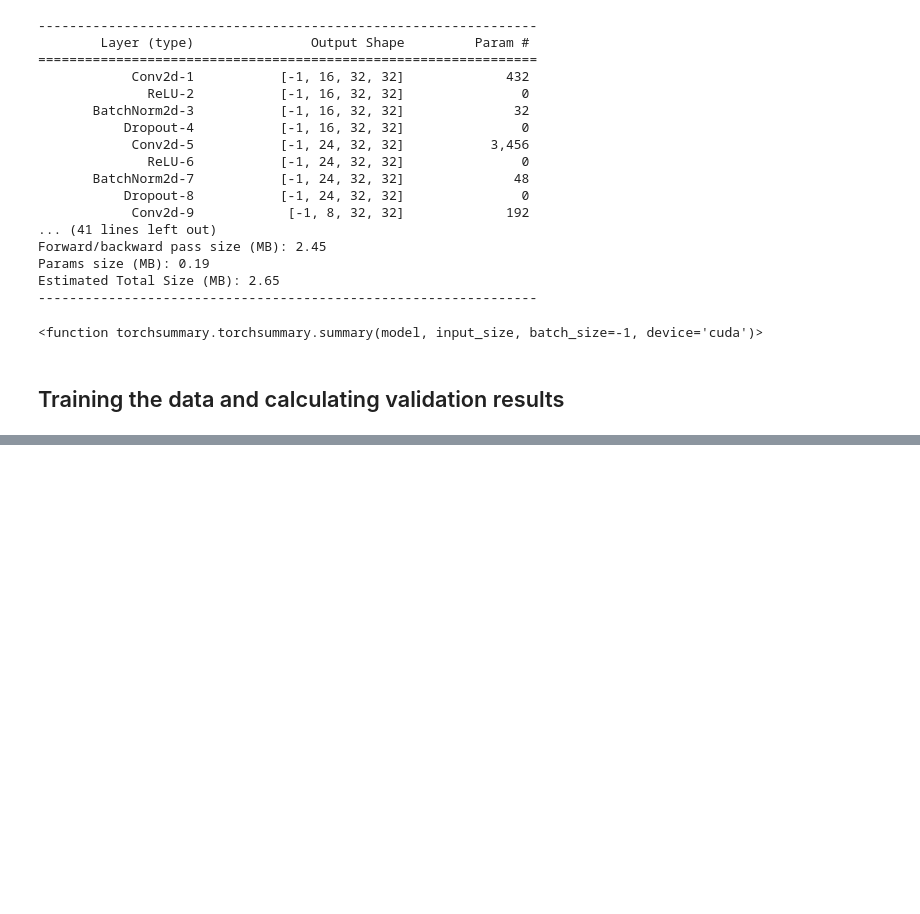
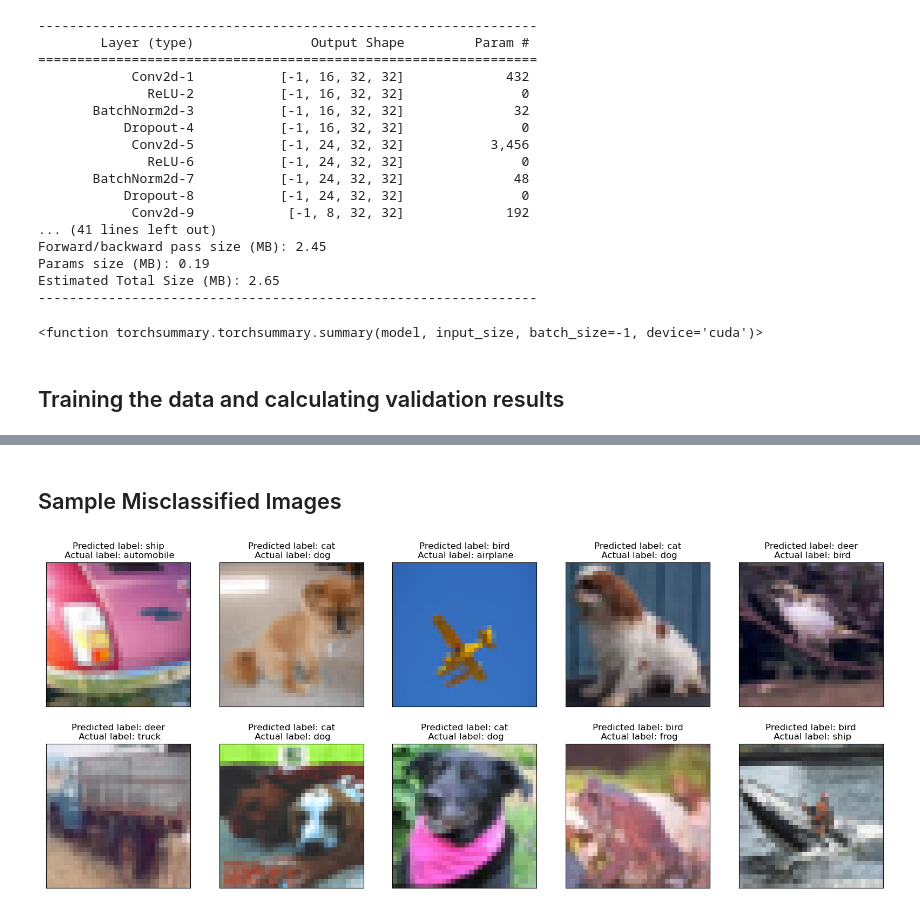
Before and after one commit to JVaishnavi/ERA_assgn8, a Jupyter notebook: notebook_BN.ipynb, the cells around one changed output, grey strips where cells are left out. Cells and saved outputs as stored; diff of their text form; code cells hidden in the pictures; blank space fills up the shorter version.

```diff
--- a/notebook_BN.ipynb
+++ b/notebook_BN.ipynb
@@ -167,0 +176,16 @@ Epoch 6
+# %%
+model.eval()
+
+incorrect_examples = []
+incorrect_labels = []
+incorrect_pred = []
+
+for batch_idx, (data, target) in enumerate(test_loader):
+    data, target = data.to(device), target.to(device)
+    output = model(data)
+    pred = output.argmax(dim=1, keepdim=True)
+    idxs_mask = ((pred == target.view_as(pred))==False).view(-1)
+    if idxs_mask.numel():
+        incorrect_examples.append(data[idxs_mask].squeeze().cpu().numpy())
+        incorrect_labels.append(target[idxs_mask].cpu().numpy())
+        incorrect_pred.append(pred[idxs_mask].squeeze().cpu().numpy())
@@ -167,0 +218,15 @@ Epoch 6
+# %% [markdown]
+## Sample Misclassified Images
+# %%
+import numpy as np
+fig = plt.figure(figsize=(20, 8))
+
+for idx in np.arange(10):
+    ax = fig.add_subplot(2, 5, idx+1, xticks=[], yticks=[])
+    img = incorrect_examples[0][idx]
+    img = img/2 + 0.5
+    img = np.clip(img, 0, 1)
+    plt.imshow(np.transpose(incorrect_examples[0][idx], (1, 2, 0)))
+    ax.set_title(f"Predicted label: {classes[incorrect_pred[0][idx]]}\n Actual label: {classes[incorrect_labels[0][idx]]}")
+# %% [output]
+[figure, added]
```
Also changed, not shown: parts of 6 cells of this notebook.
